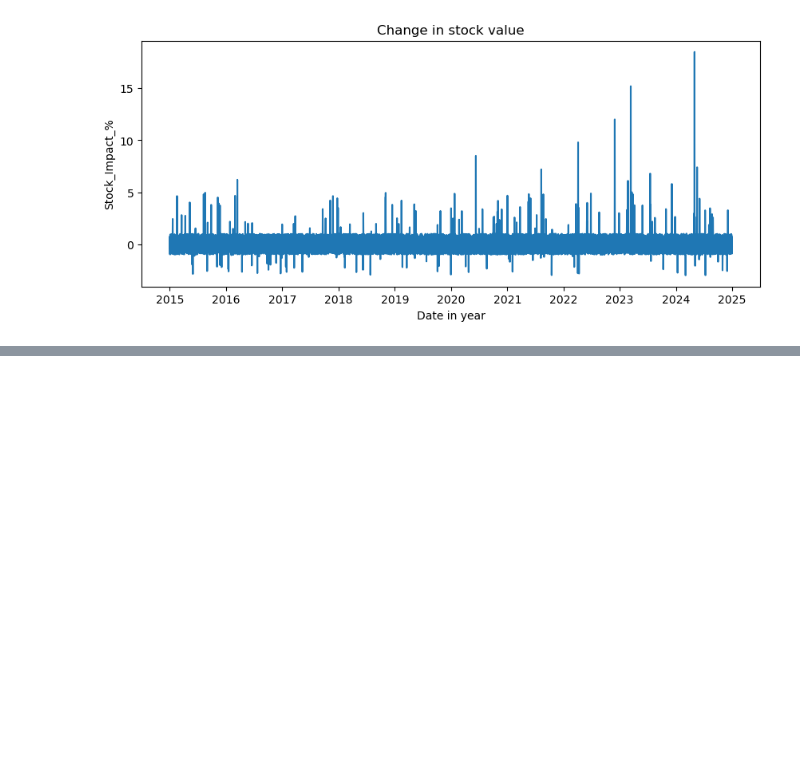
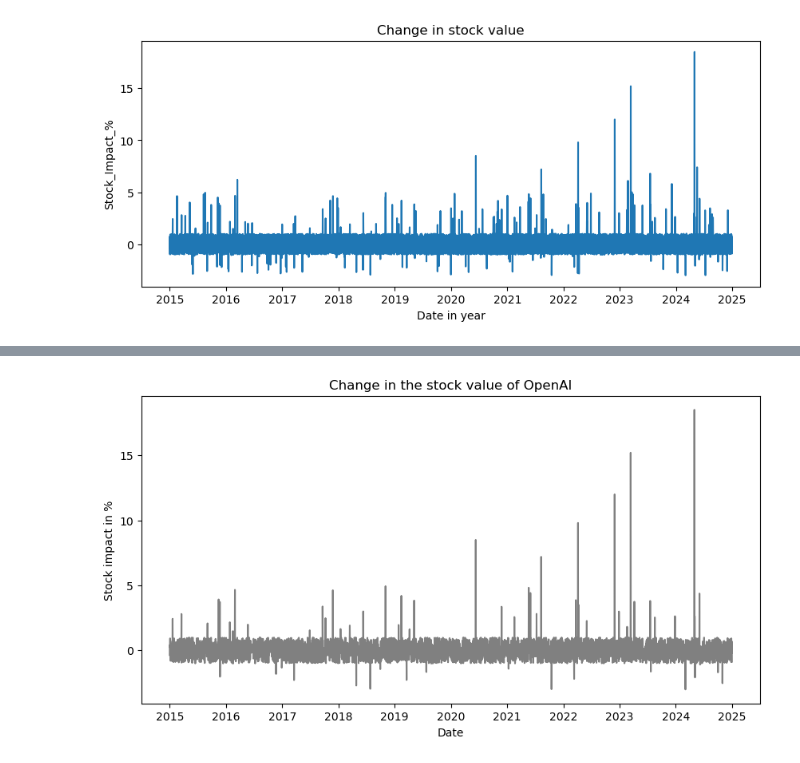
Before and after one commit to abdullahkhan-10/Python-Complete-Course, a Jupyter notebook: Python Projects/Intermediate Projects/3_financial_data.ipynb, the cells around one changed output, grey strips where cells are left out. Saved outputs shown, nothing was run; the diff lists cells and outputs as text; code cells hidden in the pictures; blank space fills up the shorter version.

Commit message:
Stock impact in % for each company display in plot graph

```diff
--- a/Python Projects/Intermediate Projects/3_financial_data.ipynb
+++ b/Python Projects/Intermediate Projects/3_financial_data.ipynb
@@ -236,0 +248,4 @@ plt.show()
+# %%
+openai_data = financial_data[financial_data["Company"] == "OpenAI"]
+
+openai_data.head()
@@ -236,0 +259,13 @@ plt.show()
+# %%
+# Show it in plot.
+
+plt.figure(figsize= (10,5))
+
+plt.plot(openai_data["Date"], openai_data["Stock_Impact_%"], color="gray")
+plt.title("Change in the stock value of OpenAI")
+plt.xlabel("Date")
+plt.ylabel("Stock impact in %")
+
+plt.show()
+# %% [output]
+[figure, added]
```
Also changed, not shown: parts of 7 cells of this notebook.
